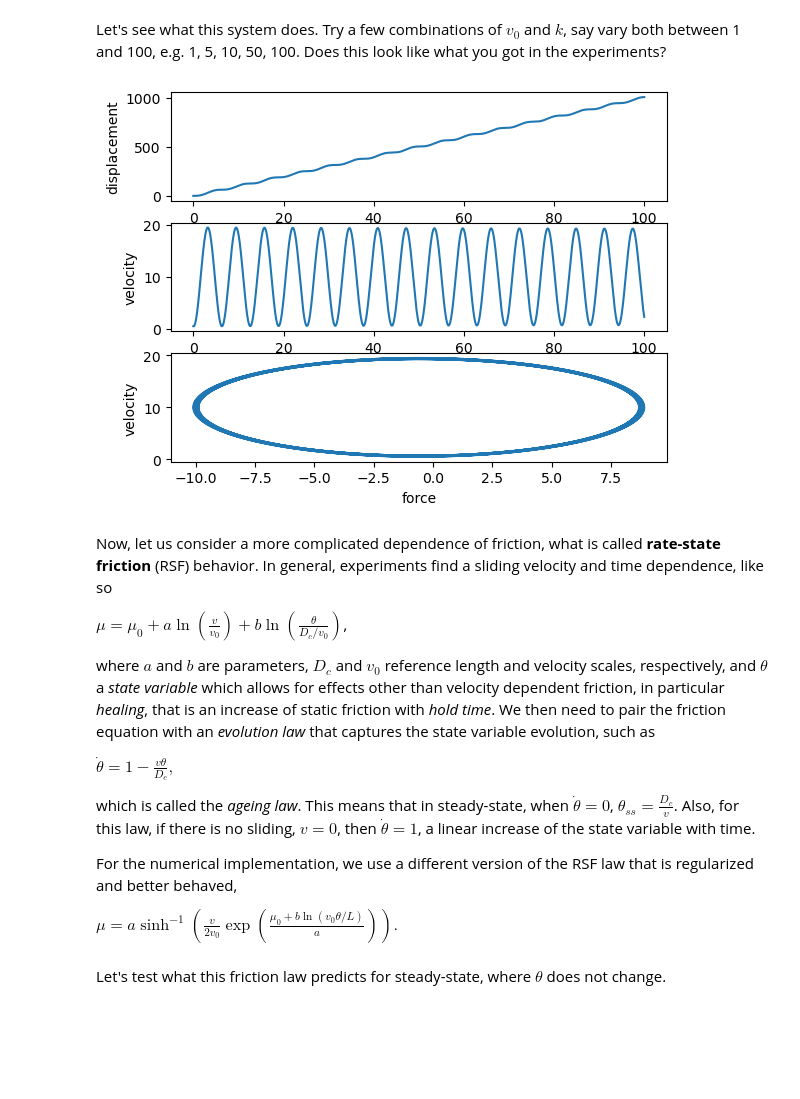
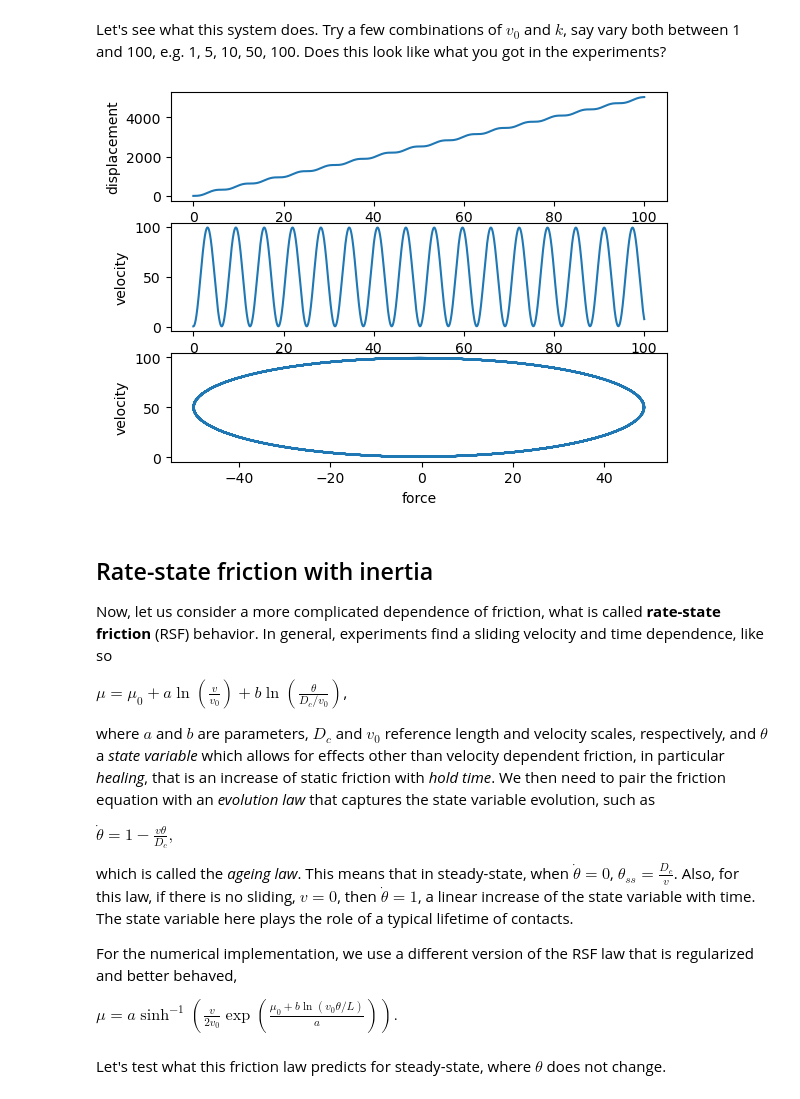
Before and after one commit to dunyuliu/Earth_From_Lab_To_Planet_Tutorials, a Jupyter notebook: Module2.1_RateStateFriction.ipynb, the cells around one changed output. Drawn from its saved outputs; the diff is of its cells as text; code cells hidden in the pictures; blank space fills up the shorter version.

```diff
--- a/Module2.1_RateStateFriction.ipynb
+++ b/Module2.1_RateStateFriction.ipynb
@@ -84,20 +88,22 @@ Let's see what this system does. Try a few combinations of $v_0$ and $k$, say va
 # %%
 x0=[0,0.5]
 tmax=100
 nsteps = 4000
 t = np.linspace(0,tmax,nsteps)
-par.m=1;par.k=1;par.v0=10
+par.m=1;par.k=1;par.v0=50
 x   = ode_solver_scipy(x0,t,par)
 force=par.k*(x[:,0]-t*par.v0)
 
 fig, axes = plt.subplots(3,1)
 axes[0].plot(t,x[:,0]);axes[0].set_xlabel('time');axes[0].set_ylabel('displacement')
 axes[1].plot(t,x[:,1]);axes[1].set_xlabel('time');axes[1].set_ylabel('velocity')
 axes[2].plot(force,x[:,1]);axes[2].set_xlabel('force');axes[2].set_ylabel('velocity')
 plt.show()
 # %% [output]
-[figure, old version]
+[figure, new version]
 # %% [markdown]
+## Rate-state friction with inertia
+
 Now, let us consider a more complicated dependence of friction, what is called __rate-state friction__ (RSF) behavior. In general, experiments find a sliding velocity and time dependence, like so
 
 $\mu = \mu_0 + a \ln\left(\frac{v}{v_0}\right) + b \ln\left(\frac{\theta}{D_c/v_0}\right)$,
@@ -106,7 +112,7 @@ where $a$ and $b$ are parameters, $D_c$ and $v_0$ reference length and velocity
 
 $\dot{\theta} = 1-\frac{v\theta}{D_c},$
 
-which is called the _ageing law_. This means that in steady-state, when $\dot{\theta}=0$, $\theta_{ss} = \frac{D_c}{v}$. Also, for this law, if there is no sliding, $v=0$, then $\dot{\theta} = 1$, a linear increase of the state variable with time.
+which is called the _ageing law_. This means that in steady-state, when $\dot{\theta}=0$, $\theta_{ss} = \frac{D_c}{v}$. Also, for this law, if there is no sliding, $v=0$, then $\dot{\theta} = 1$, a linear increase of the state variable with time. The state variable here plays the role of a typical lifetime of contacts.
 
 For the numerical implementation, we use a different version of the RSF law that is regularized and better behaved,
 
```
Also changed, not shown: parts of 4 cells of this notebook.
